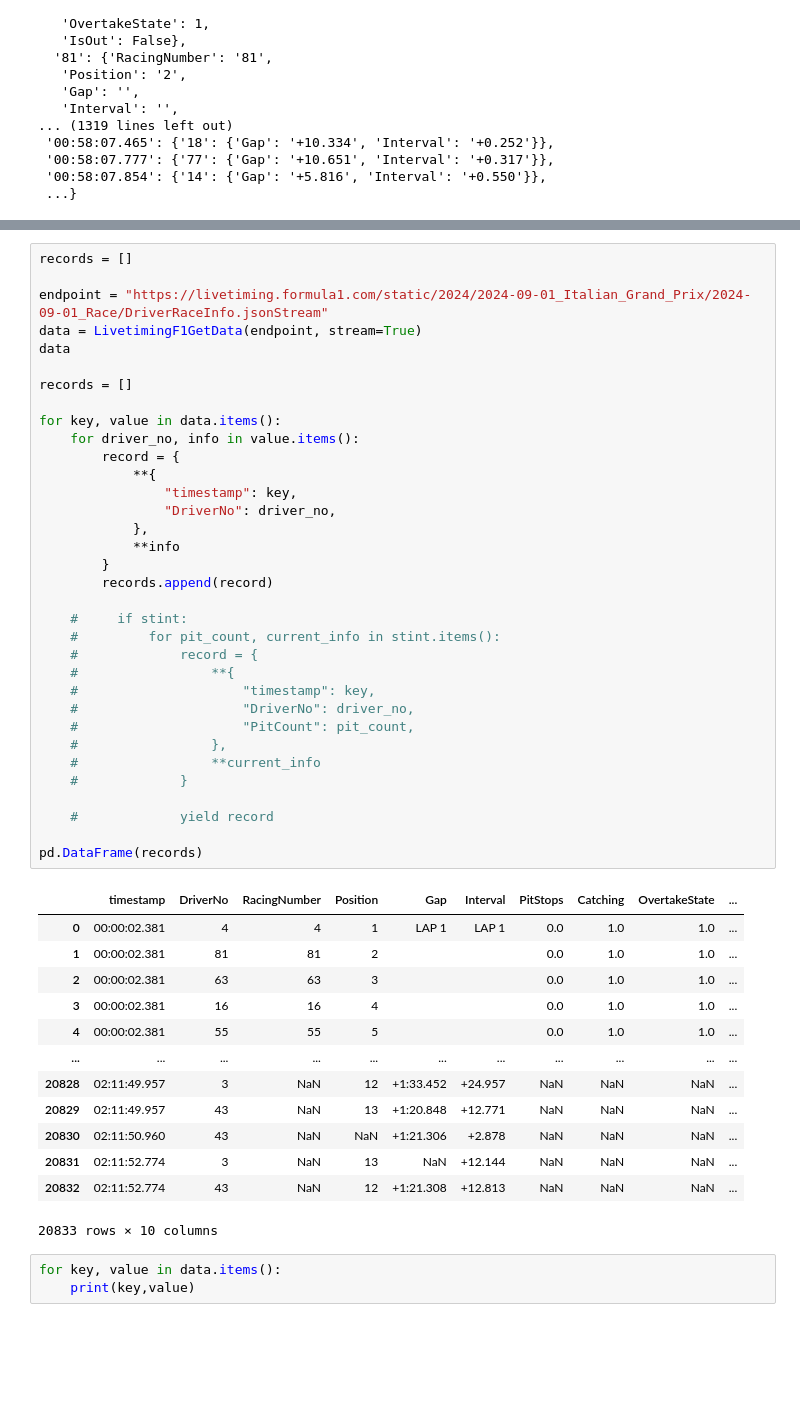
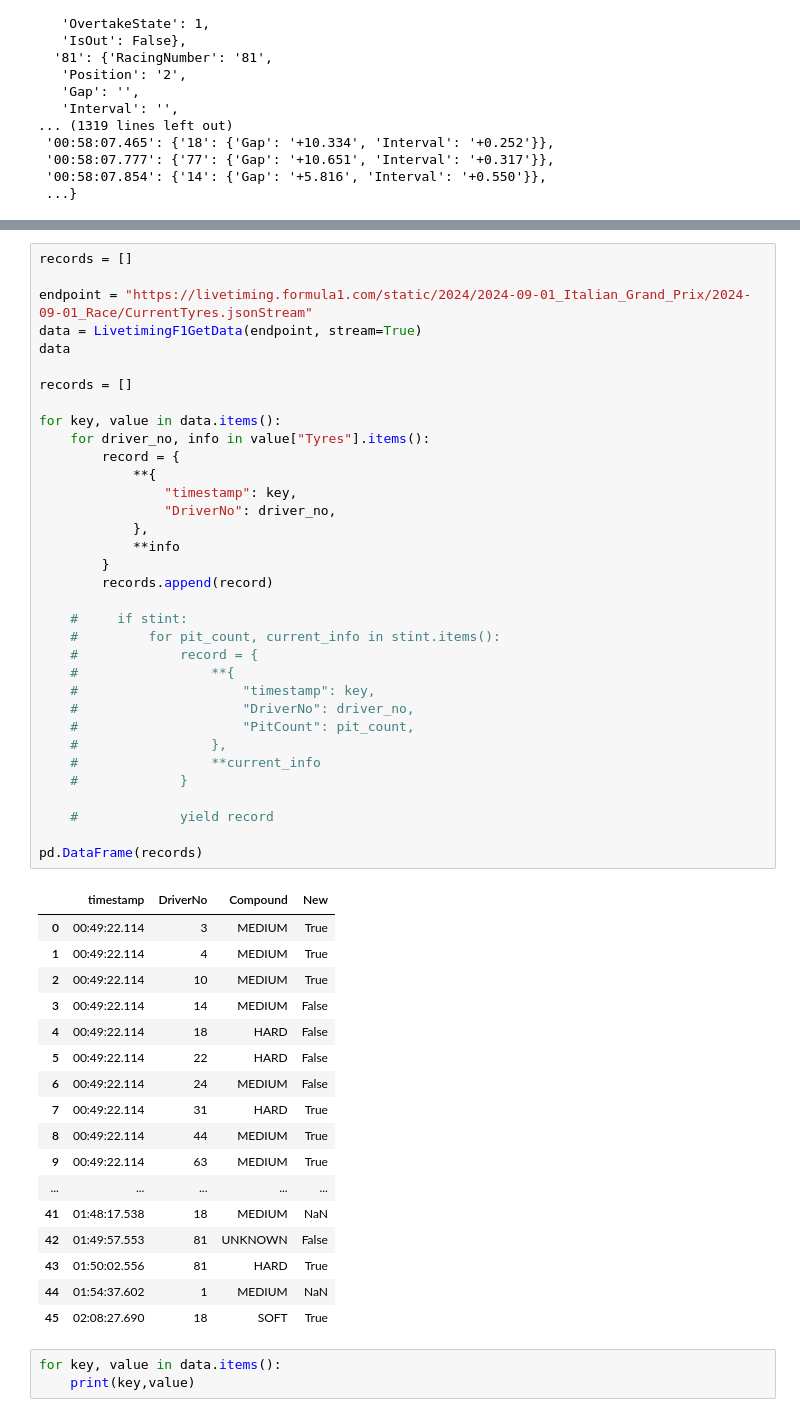
Before and after one commit to GoktugOcal/f1-data-ingestion, a Jupyter notebook: dev.ipynb, the cells around one changed output, grey strips where cells are left out. Cells and saved outputs as stored; diff of their text form; blank space fills up the shorter version.

```diff
--- a/dev.ipynb
+++ b/dev.ipynb
@@ -82,51 +82,55 @@ for val in list(data.values()):
 # %%
 records = []
 
-endpoint = "https://livetiming.formula1.com/static/2024/2024-09-01_Italian_Grand_Prix/2024-09-01_Race/DriverRaceInfo.jsonStream"
+endpoint = "https://livetiming.formula1.com/static/2024/2024-09-01_Italian_Grand_Prix/2024-09-01_Race/CurrentTyres.jsonStream"
 data = LivetimingF1GetData(endpoint, stream=True)
 data
 
 records = []
 
 for key, value in data.items():
-    for driver_no, info in value.items():
+    for driver_no, info in value["Tyres"].items():
         record = {
             **{
                 "timestamp": key,
                 "DriverNo": driver_no,
             },
             **info
         }
         records.append(record)
 
     #     if stint:
     #         for pit_count, current_info in stint.items():
     #             record = {
     #                 **{
     #                     "timestamp": key,
     #                     "DriverNo": driver_no,
     #                     "PitCount": pit_count,
     #                 },
     #                 **current_info
     #             }
 
     #             yield record
 
 pd.DataFrame(records)
 # %% [output]
-|  | timestamp | DriverNo | RacingNumber | Position | Gap | Interval | PitStops | Catching | OvertakeState | ... |
-| 0 | 00:00:02.381 | 4 | 4 | 1 | LAP 1 | LAP 1 | 0.0 | 1.0 | 1.0 | ... |
-| 1 | 00:00:02.381 | 81 | 81 | 2 |  |  | 0.0 | 1.0 | 1.0 | ... |
-| 2 | 00:00:02.381 | 63 | 63 | 3 |  |  | 0.0 | 1.0 | 1.0 | ... |
-| 3 | 00:00:02.381 | 16 | 16 | 4 |  |  | 0.0 | 1.0 | 1.0 | ... |
-| 4 | 00:00:02.381 | 55 | 55 | 5 |  |  | 0.0 | 1.0 | 1.0 | ... |
-| ... | ... | ... | ... | ... | ... | ... | ... | ... | ... | ... |
-| 20828 | 02:11:49.957 | 3 | NaN | 12 | +1:33.452 | +24.957 | NaN | NaN | NaN | ... |
-| 20829 | 02:11:49.957 | 43 | NaN | 13 | +1:20.848 | +12.771 | NaN | NaN | NaN | ... |
-| 20830 | 02:11:50.960 | 43 | NaN | NaN | +1:21.306 | +2.878 | NaN | NaN | NaN | ... |
-| 20831 | 02:11:52.774 | 3 | NaN | 13 | NaN | +12.144 | NaN | NaN | NaN | ... |
-| 20832 | 02:11:52.774 | 43 | NaN | 12 | +1:21.308 | +12.813 | NaN | NaN | NaN | ... |
+|  | timestamp | DriverNo | Compound | New |
+| 0 | 00:49:22.114 | 3 | MEDIUM | True |
+| 1 | 00:49:22.114 | 4 | MEDIUM | True |
+| 2 | 00:49:22.114 | 10 | MEDIUM | True |
+| 3 | 00:49:22.114 | 14 | MEDIUM | False |
+| 4 | 00:49:22.114 | 18 | HARD | False |
+| 5 | 00:49:22.114 | 22 | HARD | False |
+| 6 | 00:49:22.114 | 24 | MEDIUM | False |
+| 7 | 00:49:22.114 | 31 | HARD | True |
+| 8 | 00:49:22.114 | 44 | MEDIUM | True |
+| 9 | 00:49:22.114 | 63 | MEDIUM | True |
+| ... | ... | ... | ... | ... |
+| 41 | 01:48:17.538 | 18 | MEDIUM | NaN |
+| 42 | 01:49:57.553 | 81 | UNKNOWN | False |
+| 43 | 01:50:02.556 | 81 | HARD | True |
+| 44 | 01:54:37.602 | 1 | MEDIUM | NaN |
+| 45 | 02:08:27.690 | 18 | SOFT | True |
-20833 rows × 10 columns
 # %%
 for key, value in data.items():
     print(key,value)
```
Also changed, not shown: parts of 2 cells of this notebook.
